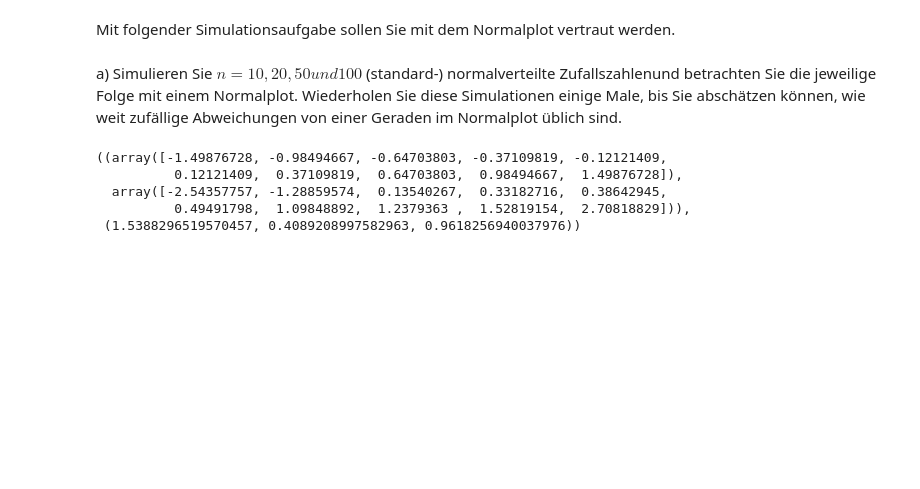
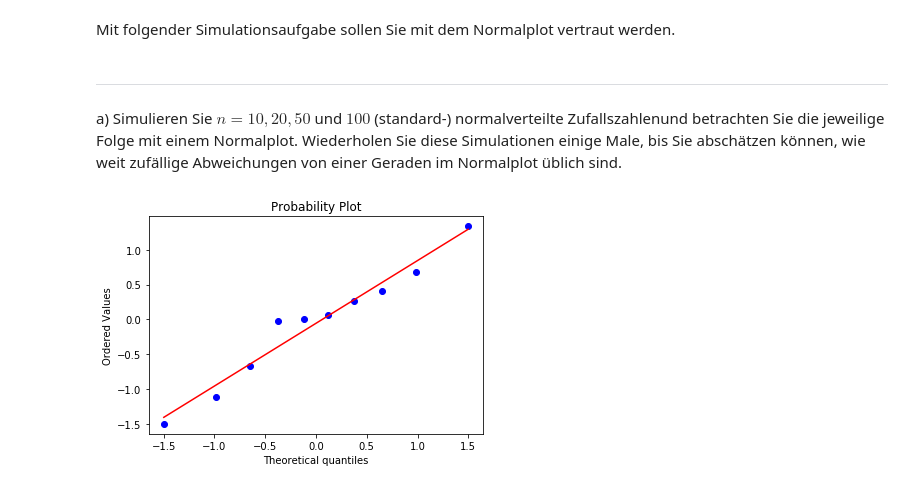
Before and after one commit to randombenj/hslu-statistics, a Jupyter notebook: sw05/exercise-5.1.ipynb, the cells around one changed output. Saved outputs shown, nothing was run; the diff lists cells and outputs as text; code cells hidden in the pictures; blank space fills up the shorter version.

```diff
--- a/sw05/exercise-5.1.ipynb
+++ b/sw05/exercise-5.1.ipynb
@@ -1,18 +1,18 @@
 # %% [markdown]
 Mit folgender Simulationsaufgabe sollen Sie mit dem Normalplot vertraut werden.
 # %% [markdown]
-a) Simulieren Sie $n=10, 20, 50 und 100$ (standard-) normalverteilte Zufallszahlenund betrachten Sie die jeweilige Folge mit einem Normalplot. Wiederholen Sie diese Simulationen einige Male, bis Sie abschätzen können, wie weit zufällige Abweichungen von einer Geraden im Normalplot üblich sind.
+---
+a) Simulieren Sie $n=10, 20, 50$ und $100$ (standard-) normalverteilte Zufallszahlenund betrachten Sie die jeweilige Folge mit einem Normalplot. Wiederholen Sie diese Simulationen einige Male, bis Sie abschätzen können, wie weit zufällige Abweichungen von einer Geraden im Normalplot üblich sind.
 # %%
 # Python-Hinweise:
 import matplotlib.pyplot as plt
 import numpy as np
 import scipy.stats as st
 
-x = st.norm.rvs(size=10)
-st.probplot(x,plot=plt)
+def plot(dist):
+    x = dist()
+    st.probplot(x, plot=plt)
-# %% [output]
-((array([-1.49876728, -0.98494667, -0.64703803, -0.37109819, -0.12121409,
-          0.12121409,  0.37109819,  0.64703803,  0.98494667,  1.49876728]),
-  array([-2.54357757, -1.28859574,  0.13540267,  0.33182716,  0.38642945,
-          0.49491798,  1.09848892,  1.2379363 ,  1.52819154,  2.70818829])),
- (1.5388296519570457, 0.4089208997582963, 0.9618256940037976))
+# %%
+plot(lambda: st.norm.rvs(size=10))
+# %% [output]
+[figure, added]
```
Also changed, not shown: parts of 13 cells of this notebook.
